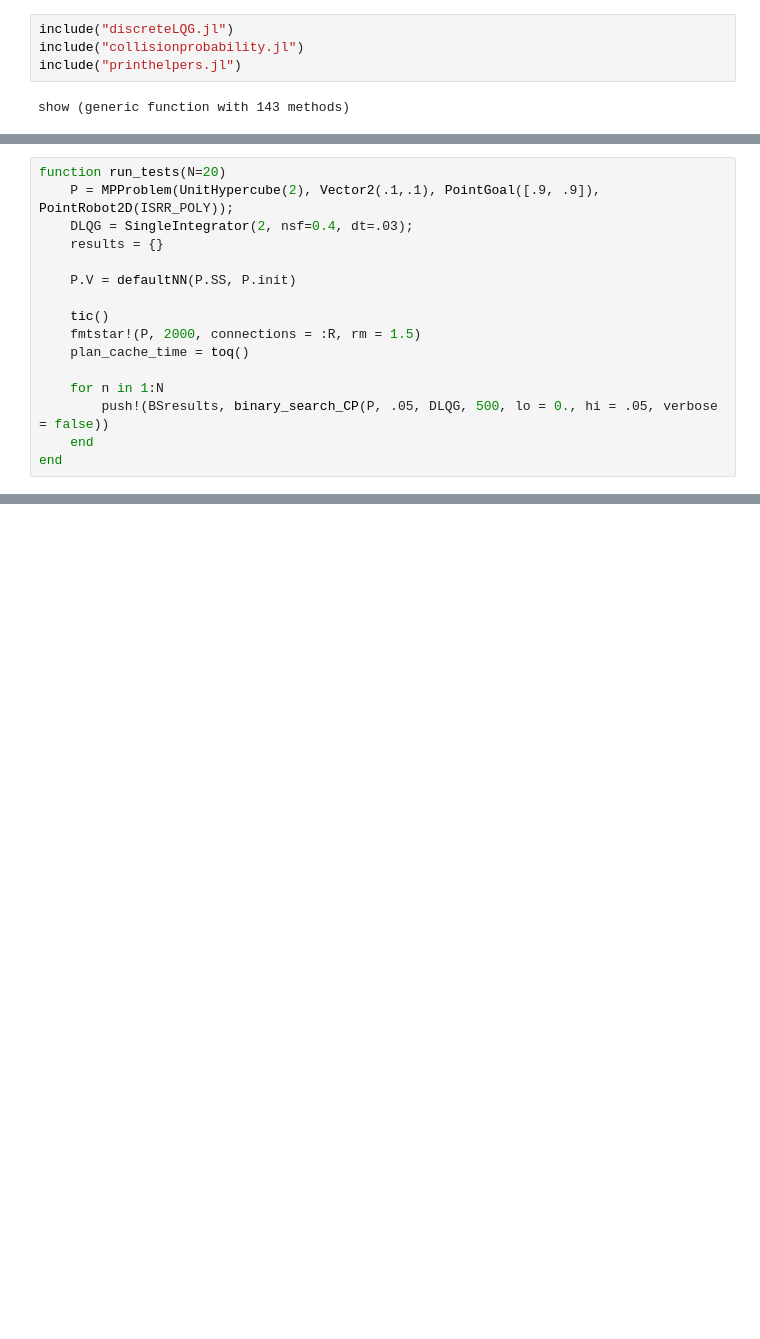
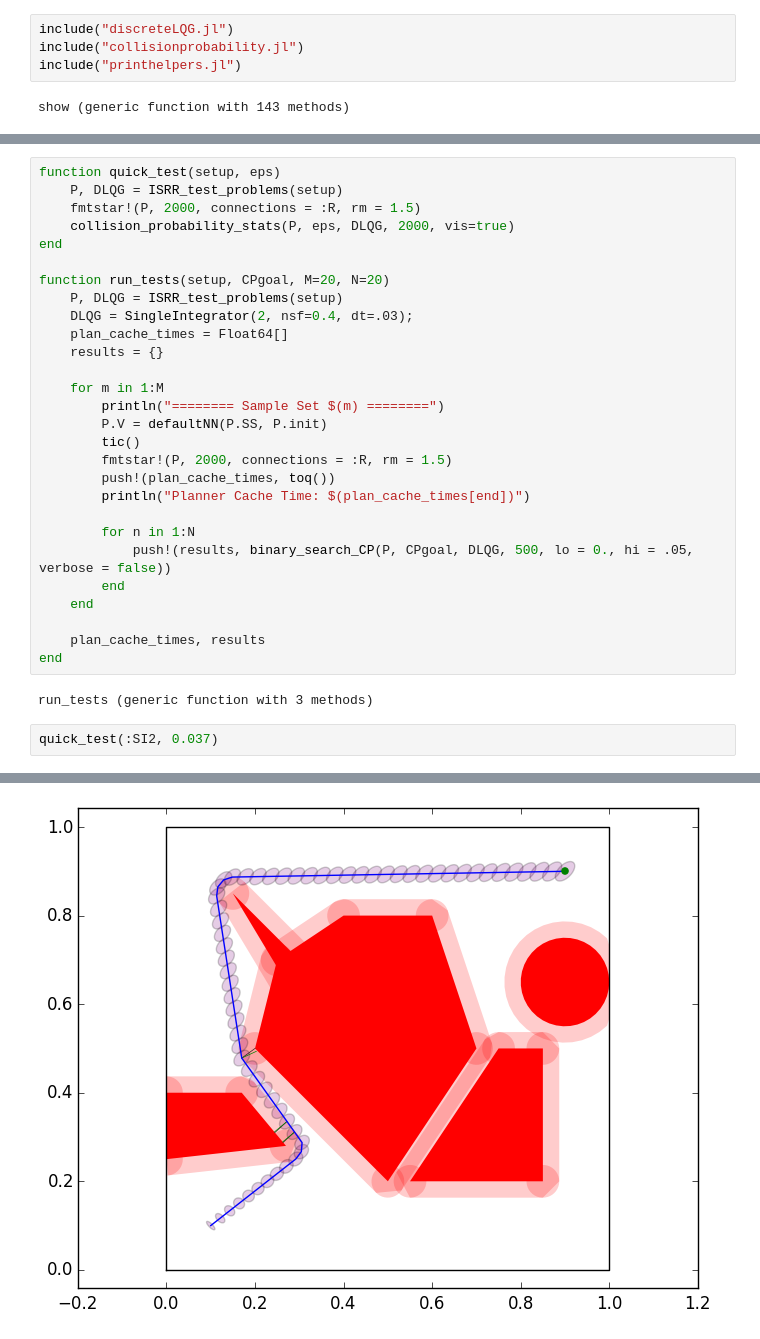
Before and after one commit to schmrlng/MCMP-ISRR15, a Jupyter notebook: ISRR15 Results.ipynb, the cells around one changed output, grey strips where cells are left out. Cells and saved outputs as stored; diff of their text form; blank space fills up the shorter version.

```diff
--- a/ISRR15 Results.ipynb
+++ b/ISRR15 Results.ipynb
@@ -17,16 +67,33 @@ show (generic function with 143 methods)
 # %%
-function run_tests(N=20)
-    P = MPProblem(UnitHypercube(2), Vector2(.1,.1), PointGoal([.9, .9]), PointRobot2D(ISRR_POLY));
+function quick_test(setup, eps)
+    P, DLQG = ISRR_test_problems(setup)
+    fmtstar!(P, 2000, connections = :R, rm = 1.5)
+    collision_probability_stats(P, eps, DLQG, 2000, vis=true)
+end
+
+function run_tests(setup, CPgoal, M=20, N=20)
+    P, DLQG = ISRR_test_problems(setup)
     DLQG = SingleIntegrator(2, nsf=0.4, dt=.03);
+    plan_cache_times = Float64[]
     results = {}
 
-    P.V = defaultNN(P.SS, P.init)
+    for m in 1:M
+        println("======== Sample Set $(m) ========")
+        P.V = defaultNN(P.SS, P.init)
+        tic()
+        fmtstar!(P, 2000, connections = :R, rm = 1.5)
+        push!(plan_cache_times, toq())
+        println("Planner Cache Time: $(plan_cache_times[end])")
 
-    tic()
-    fmtstar!(P, 2000, connections = :R, rm = 1.5)
-    plan_cache_time = toq()
+        for n in 1:N
+            push!(results, binary_search_CP(P, CPgoal, DLQG, 500, lo = 0., hi = .05, verbose = false))
+        end
+    end
 
-    for n in 1:N
-        push!(BSresults, binary_search_CP(P, .05, DLQG, 500, lo = 0., hi = .05, verbose = false))
-    end
+    plan_cache_times, results
 end
+# %% [output]
+run_tests (generic function with 3 methods)
+# %%
+quick_test(:SI2, 0.037)
+# %% [output]
@@ -32,0 +109 @@ end
+[figure, added]
```
Also changed, not shown: parts of 4 cells of this notebook, 2 other files.
